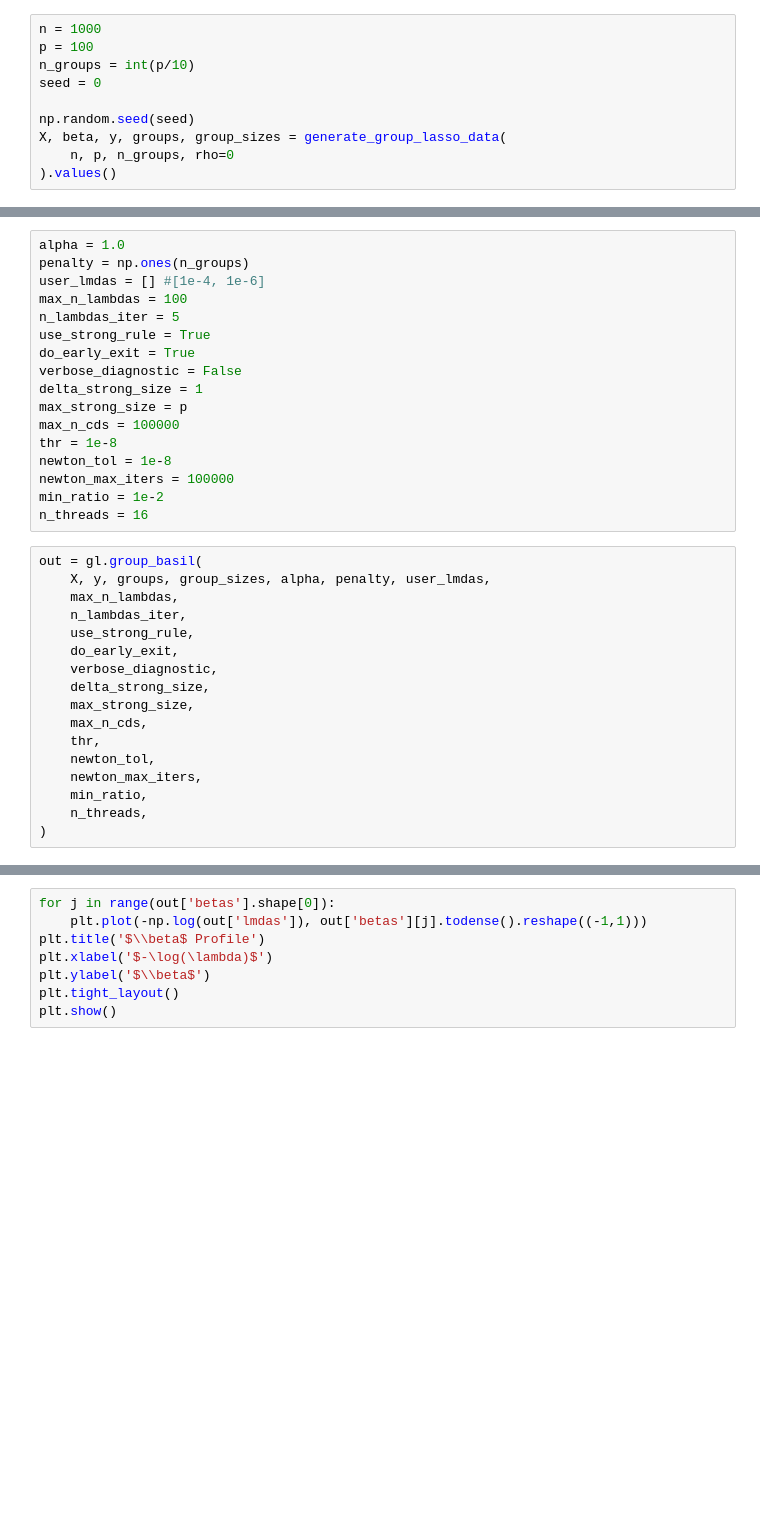
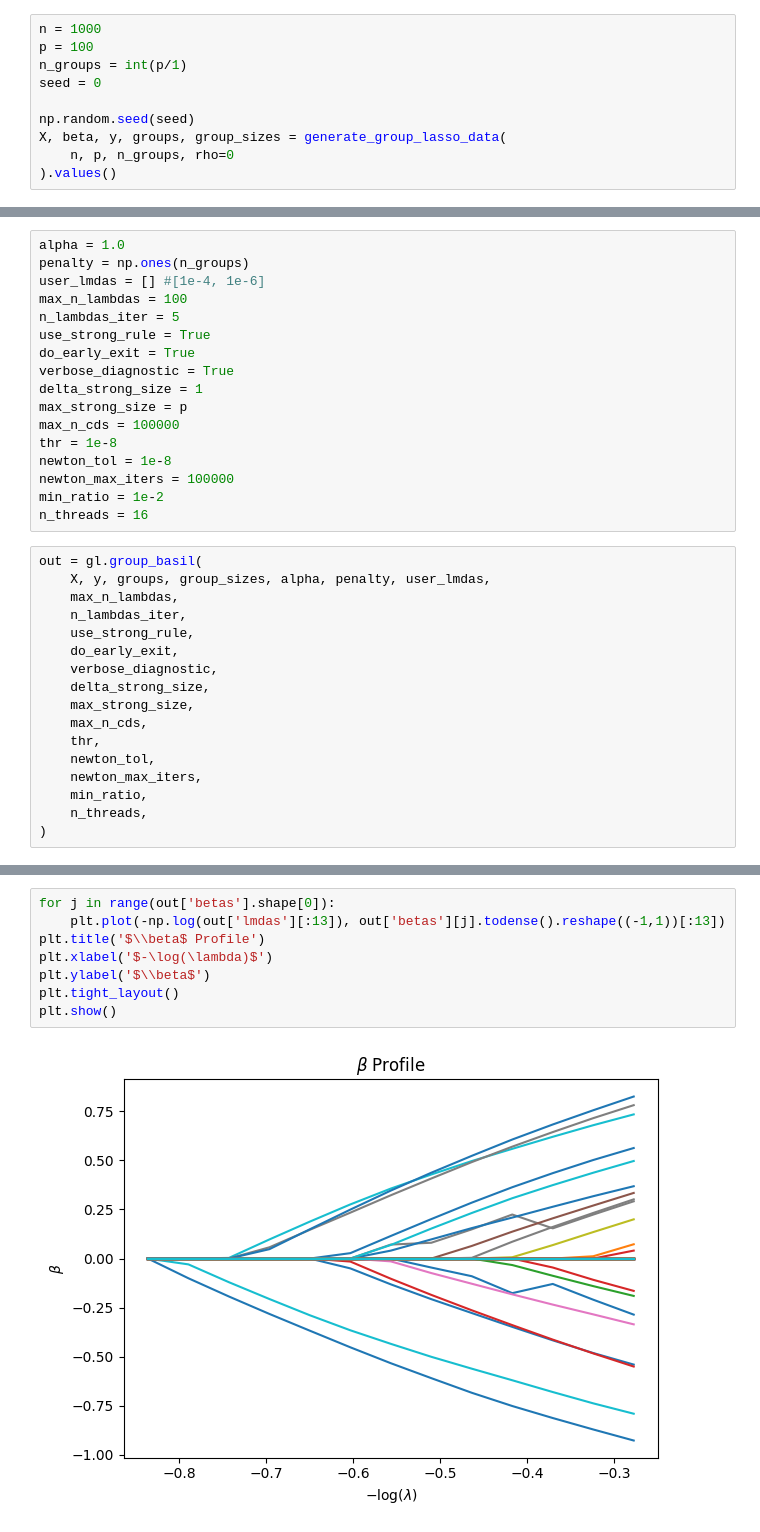
Before and after one commit to JamesYang007/adelie, a Jupyter notebook: research/paper_results/group_basil.ipynb, the cells around one changed output, grey strips where cells are left out. Cells and saved outputs as stored; diff of their text form; blank space fills up the shorter version.

```diff
--- a/research/paper_results/group_basil.ipynb
+++ b/research/paper_results/group_basil.ipynb
@@ -9,7 +9,7 @@ import matplotlib.pyplot as plt
 # %%
 n = 1000
 p = 100
-n_groups = int(p/10)
+n_groups = int(p/1)
 seed = 0
 
 np.random.seed(seed)
@@ -44,7 +39,7 @@ max_n_lambdas = 100
 n_lambdas_iter = 5
 use_strong_rule = True
 do_early_exit = True
-verbose_diagnostic = False
+verbose_diagnostic = True
 delta_strong_size = 1
 max_strong_size = p
 max_n_cds = 100000
@@ -93,8 +148,10 @@ out['betas'], out['error'], np.array(out['rsqs']), np.array(out['lmdas'])
 # %%
 for j in range(out['betas'].shape[0]):
-    plt.plot(-np.log(out['lmdas']), out['betas'][j].todense().reshape((-1,1)))
+    plt.plot(-np.log(out['lmdas'][:13]), out['betas'][j].todense().reshape((-1,1))[:13])
 plt.title('$\\beta$ Profile')
 plt.xlabel('$-\log(\lambda)$')
 plt.ylabel('$\\beta$')
 plt.tight_layout()
 plt.show()
+# %% [output]
+[figure, added]
```
Also changed, not shown: parts of 6 cells of this notebook, 2 other files.
